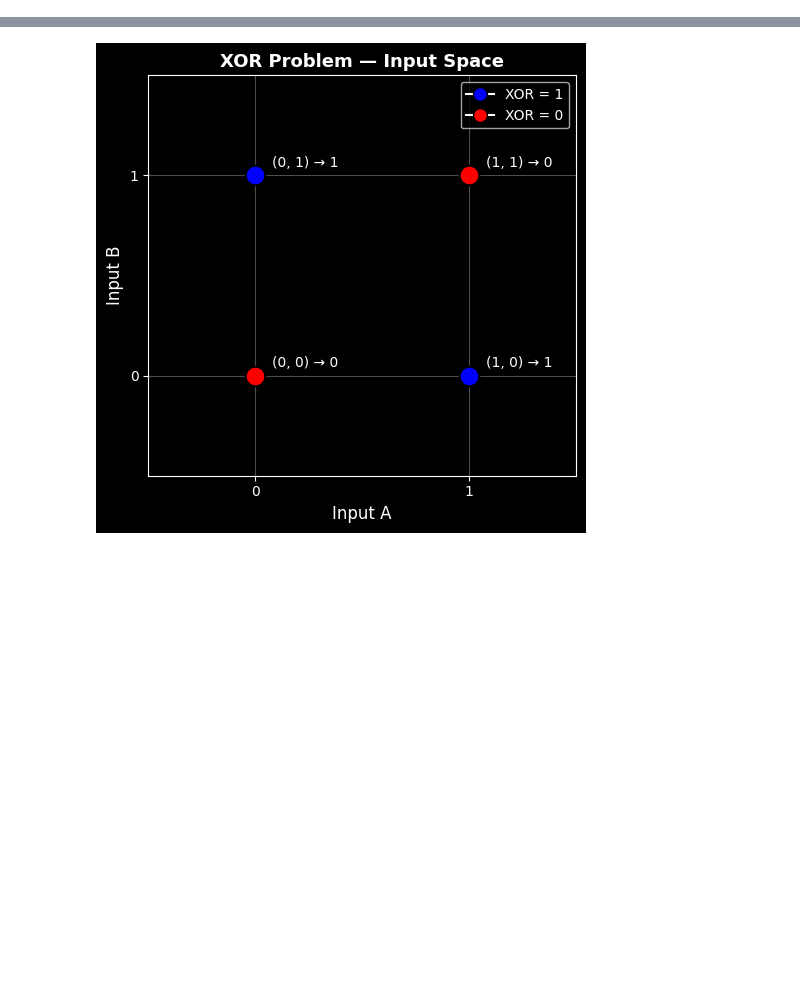
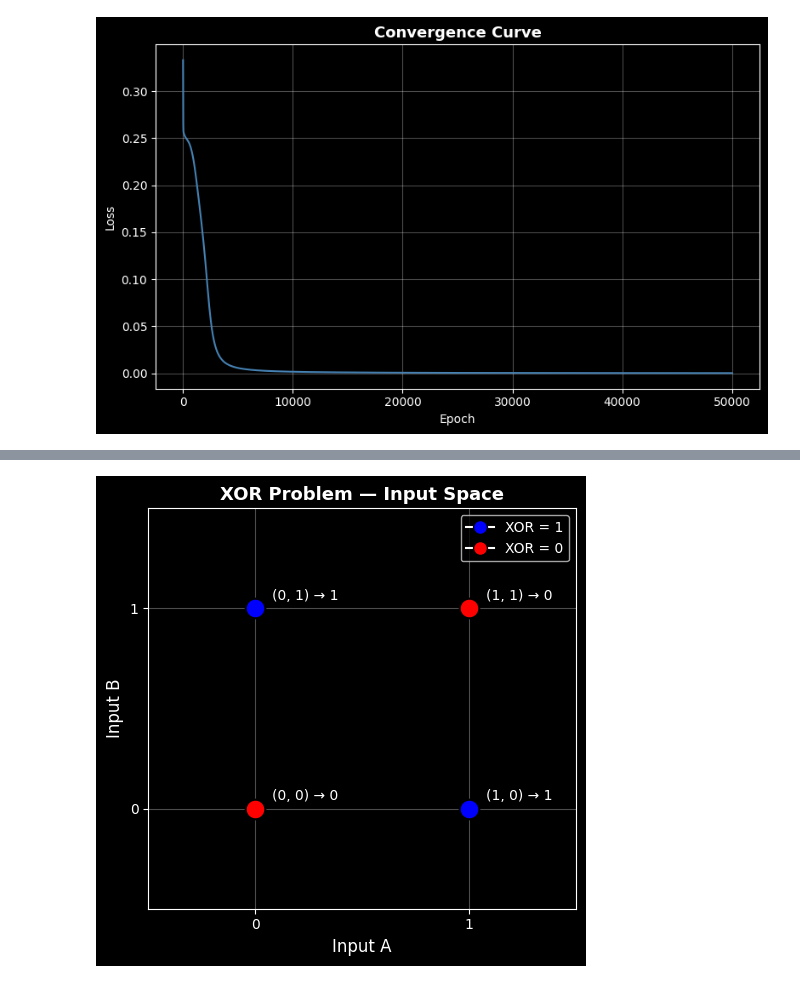
Before and after one commit to alangalym01/MLP-XOR-problem, a Jupyter notebook: notebook.ipynb, the cells around one changed output, grey strips where cells are left out. Saved outputs shown, nothing was run; the diff lists cells and outputs as text; code cells hidden in the pictures; blank space fills up the shorter version.

Commit message:
Backward pass and training loop completed, convergence and solution visualization

```diff
--- a/notebook.ipynb
+++ b/notebook.ipynb
@@ -29,0 +89,13 @@ def backward_pass():
+# %%
+import matplotlib.pyplot as plt
+
+plt.figure(figsize=(8, 5))
+plt.plot(losses, color='steelblue', linewidth=1.5)
+plt.title("Convergence Curve", fontsize=13, fontweight='bold')
+plt.xlabel("Epoch")
+plt.ylabel("Loss")
+plt.grid(True, alpha=0.3)
+plt.tight_layout()
+plt.show()
+# %% [output]
+[figure, added]
```
Also changed, not shown: parts of 2 cells of this notebook.
